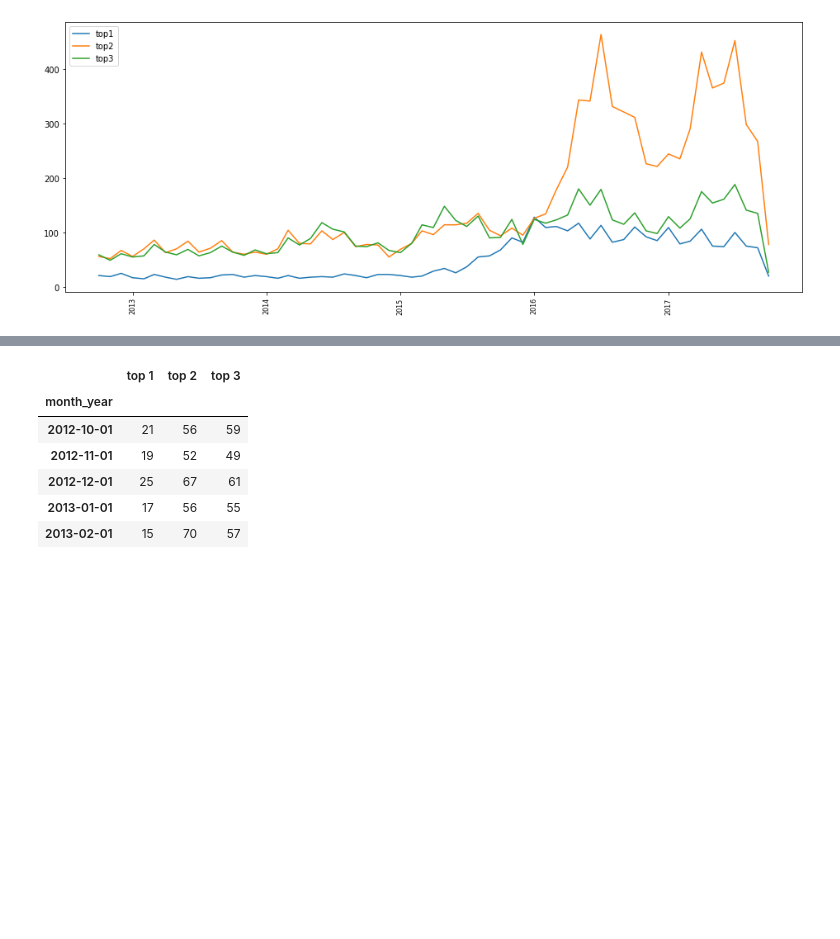
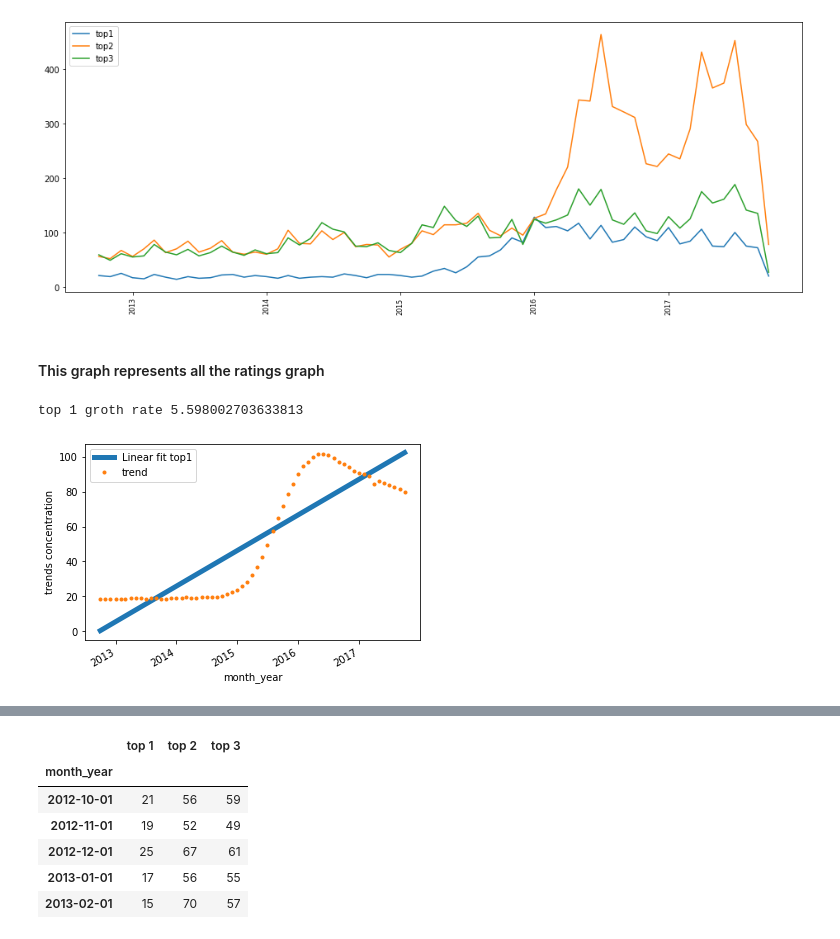
Before and after one commit to akib1162100/data_science_challenge, a Jupyter notebook: DS_challenge.ipynb, the cells around one changed output, grey strips where cells are left out. Saved outputs shown, nothing was run; the diff lists cells and outputs as text; code cells hidden in the pictures; blank space fills up the shorter version.

```diff
--- a/DS_challenge.ipynb
+++ b/DS_challenge.ipynb
@@ -27,3 +30,42 @@ leg = plt.legend(loc='upper left')
 plt.show()
 # %% [output]
 [figure]
+# %% [markdown]
+<h4> This graph represents all the ratings graph
+# %%
+def draw_trend_line(trend,xf1,yf,name = ''):
+    f, ax = plt.subplots(1, 1)
+    ax.plot(xf1, yf,label='Linear fit {}'.format(name), lw=5)
+    trend[-0:].plot(ax=ax,marker='.', ls='')
+    plt.ylabel('trends concentration')
+    ax.legend()
+# %%
+def calculte_and_show_slope(trend,last_n_month=0,name=''):
+    y=np.array(trend[-last_n_month:].values, dtype=float)
+    x=np.array(pd.to_datetime(trend[-last_n_month:].index).values, dtype=float)
+    x1 = np.array(pd.to_datetime(trend[-last_n_month:].index).map(dt.datetime.toordinal), dtype=float)
+
+    slope1, _, _, _, _ =sp.linregress(x1,y)
+    slope, intercept, r_value, p_value, std_err =sp.linregress(x,y)
+    xf = np.linspace(min(x),max(x),100)
+    xf1 = xf.copy()
+    xf1 = pd.to_datetime(xf1)
+    yf = (slope*xf)+intercept
+    # print('r = ', r_value, '\n', 'p = ', p_value, '\n', 's = ', std_err)
+    draw_trend_line(trend,xf1,yf,name)
+    return slope1
+# %%
+def calculate_and_show_trend(analysis):
+    decompose_result_mult = seasonal_decompose(analysis, model="multiplicative",extrapolate_trend= 'freq')
+    trend = decompose_result_mult.trend
+    seasonal = decompose_result_mult.seasonal
+    residual = decompose_result_mult.resid
+    return trend
+# %%
+analysis1 = df_monthly_sales[['top 1']].copy()
+trend1 = calculate_and_show_trend(analysis1)
+top1_groth = calculte_and_show_slope(trend1,name ='top1')
+print('top 1 groth rate {}'.format(top1_groth*100))
+# %% [output]
+top 1 groth rate 5.598002703633813
+[figure, added]
```
Also changed, not shown: parts of 11 cells of this notebook.
